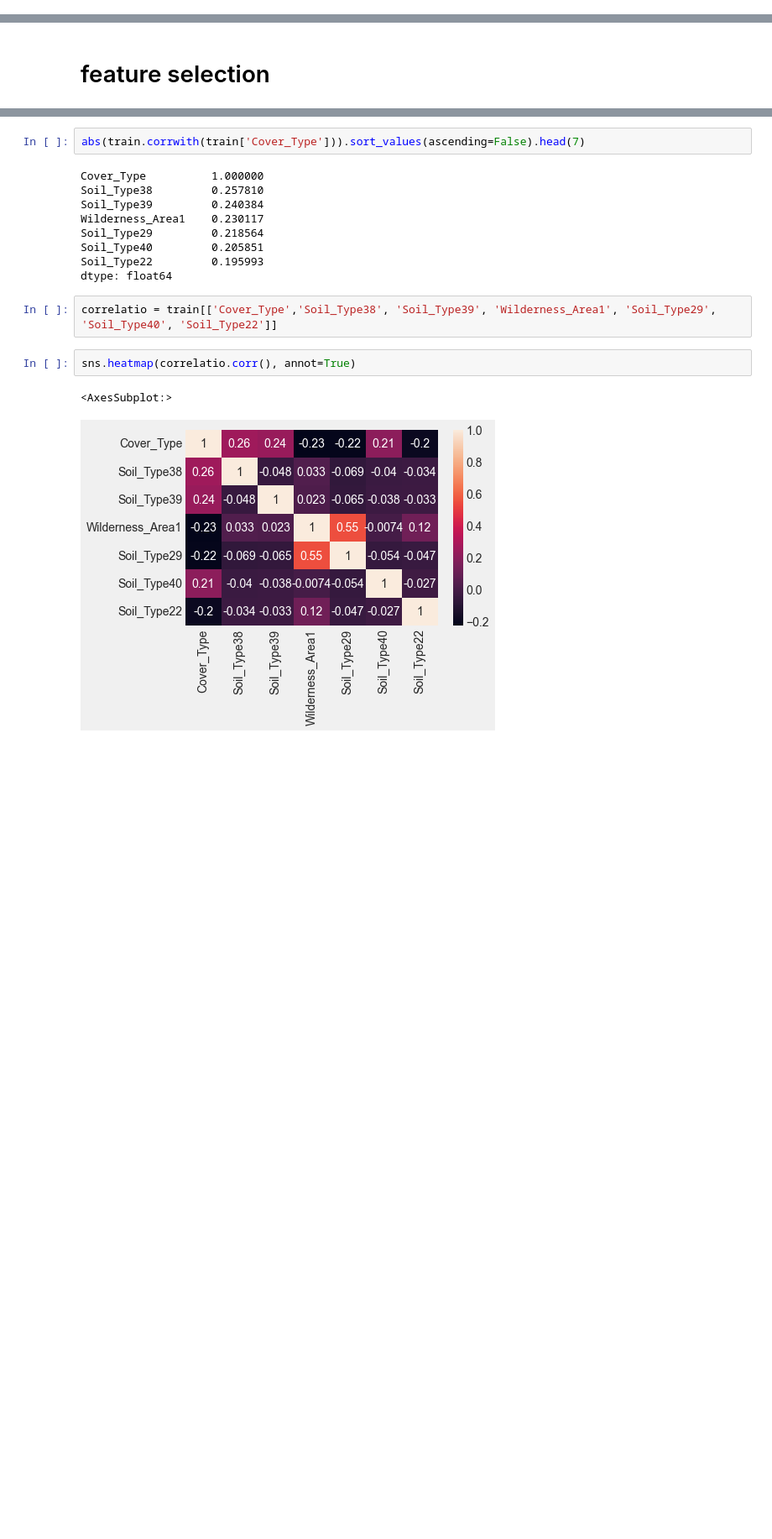
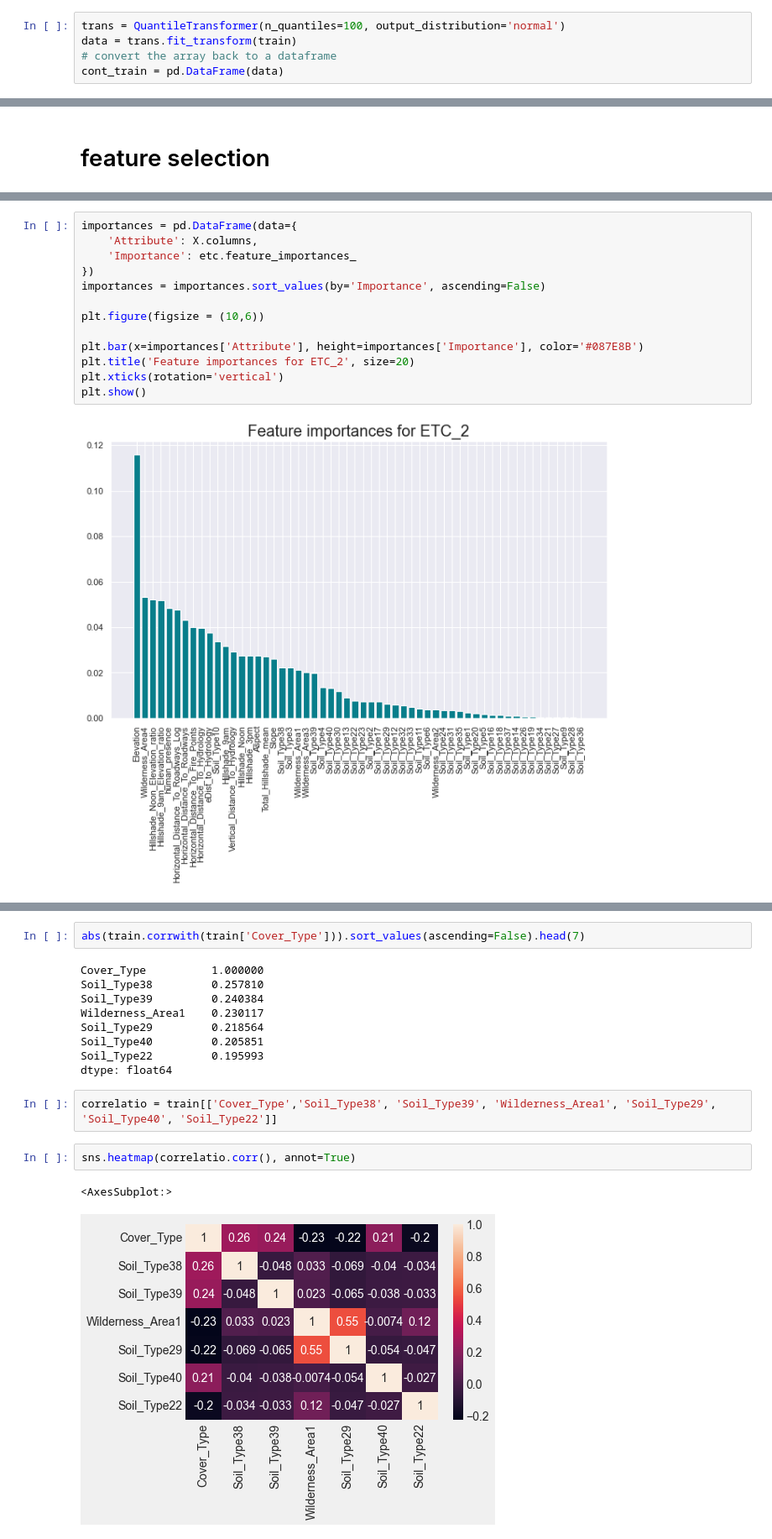
Before and after one commit to irene-glez/Forest_Cover_Prediction, a Jupyter notebook: src/notebooks/2.feature_engineering.ipynb, the cells around one changed output, grey strips where cells are left out. Shown at 84% size. Saved outputs shown, nothing was run; the diff lists cells and outputs as text; blank space fills up the shorter version.

```diff
--- a/src/notebooks/2.feature_engineering.ipynb
+++ b/src/notebooks/2.feature_engineering.ipynb
@@ -290,0 +333,5 @@ memory usage: 6.8 MB
+# %%
+trans = QuantileTransformer(n_quantiles=100, output_distribution='normal')
+data = trans.fit_transform(train)
+# convert the array back to a dataframe
+cont_train = pd.DataFrame(data)
@@ -355,0 +441,15 @@ ValueError: Target is multiclass but average='binary'. Please choose another ave
+# %%
+importances = pd.DataFrame(data={
+    'Attribute': X.columns,
+    'Importance': etc.feature_importances_
+})
+importances = importances.sort_values(by='Importance', ascending=False)
+
+plt.figure(figsize = (10,6))
+
+plt.bar(x=importances['Attribute'], height=importances['Importance'], color='#087E8B')
+plt.title('Feature importances for ETC_2', size=20)
+plt.xticks(rotation='vertical')
+plt.show()
+# %% [output]
+[figure, added]
```
Also changed, not shown: parts of 51 cells of this notebook.
